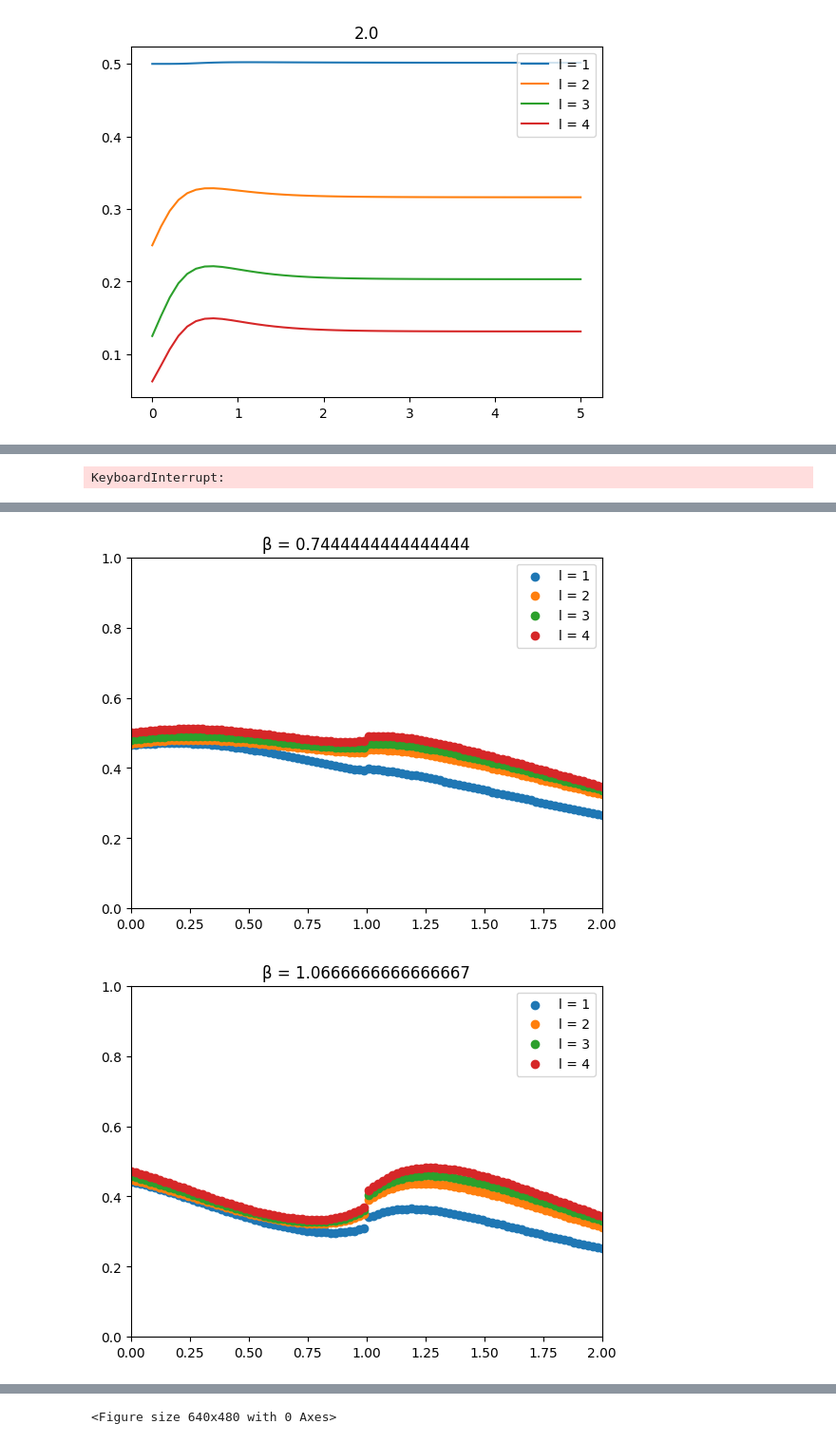
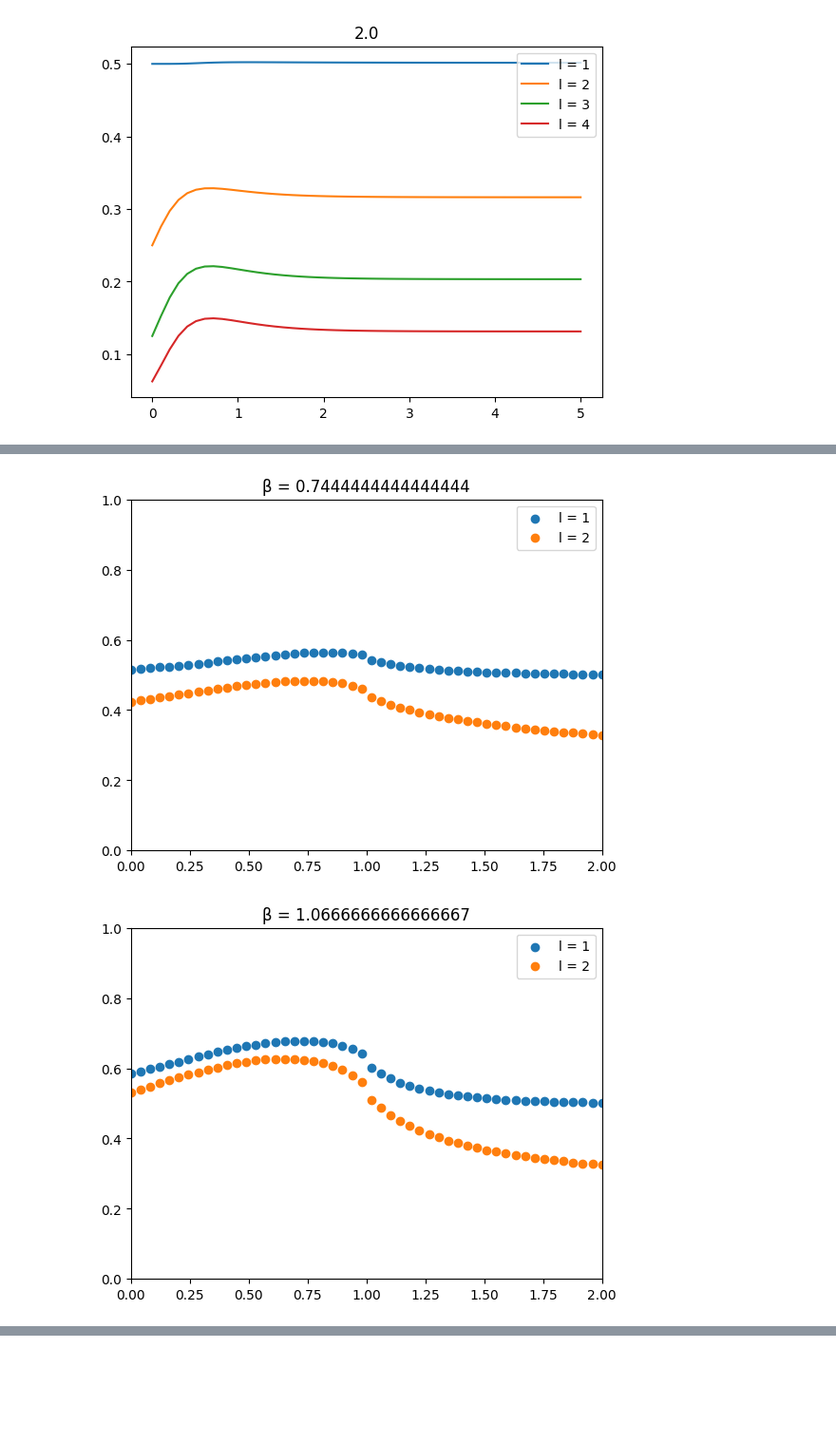
Before and after one commit to KristianMunnikhuis/subsystem_loschmidt_echo, a Jupyter notebook: scripts/mutual_info/exact_diag/Integrable Ising Model/thermal_BGS.ipynb, the cells around one changed output, grey strips where cells are left out. Shown at 95% size. Drawn from its saved outputs; the diff is of its cells as text; code cells hidden in the pictures; blank space fills up the shorter version.

```diff
--- a/scripts/mutual_info/exact_diag/Integrable Ising Model/thermal_BGS.ipynb
+++ b/scripts/mutual_info/exact_diag/Integrable Ising Model/thermal_BGS.ipynb
@@ -330,8 +330,11 @@ for h in hi:
 [figure]
 # %%
 beta = 100
+L = 50
+J = -1
+h = 1
 Vs, ns = E_prep(L,J,h,bc)
 G = G_thermal(Vs,ns,beta)
 
-sps.P_n(1,G,L)
+plt.plot([sps.sigma_general([0,i],G,L) for i in range(L)])
 # %% [output]
@@ -340,19 +344,19 @@ np.float64(0.5015351403811934)
 L = 30
 J = -1
 betas = np.linspace(0.1,3,10)  # example fixed β values
-hi = np.linspace(0, 2, 100)
+hi = np.linspace(0, 2, 50)
 bc = False
 
 for beta in betas:
     plt.figure()
     P_n = []
     strings = []
-    for n in range(1, 5):
+    for n in range(1, 3):
         dat = []
         for h in hi:
             Vs, ns = E_prep(L, J, h, bc)
             G = G_thermal(Vs, ns, beta)
-            dat.append(np.log(sps.P_n(2*n, G, L)/sps.P_n(n,G,L)**2))
+            dat.append(sps.P_n(n,G,L))
         P_n.append(dat)
         strings.append(n)
     for p in range(len(P_n)):
@@ -362,4 +366,3 @@ for beta in betas:
     plt.title(f"β = {beta}")
     plt.legend()
 # %% [output]
-KeyboardInterrupt:
@@ -368,2 +371,2 @@ KeyboardInterrupt:
-[figure, old version]
+[figure, new version]
-[figure, old version]
+[figure, new version]
@@ -373 +375,0 @@ KeyboardInterrupt:
-<Figure size 640x480 with 0 Axes>
```
Also changed, not shown: parts of 2 cells of this notebook, 14 other files.
